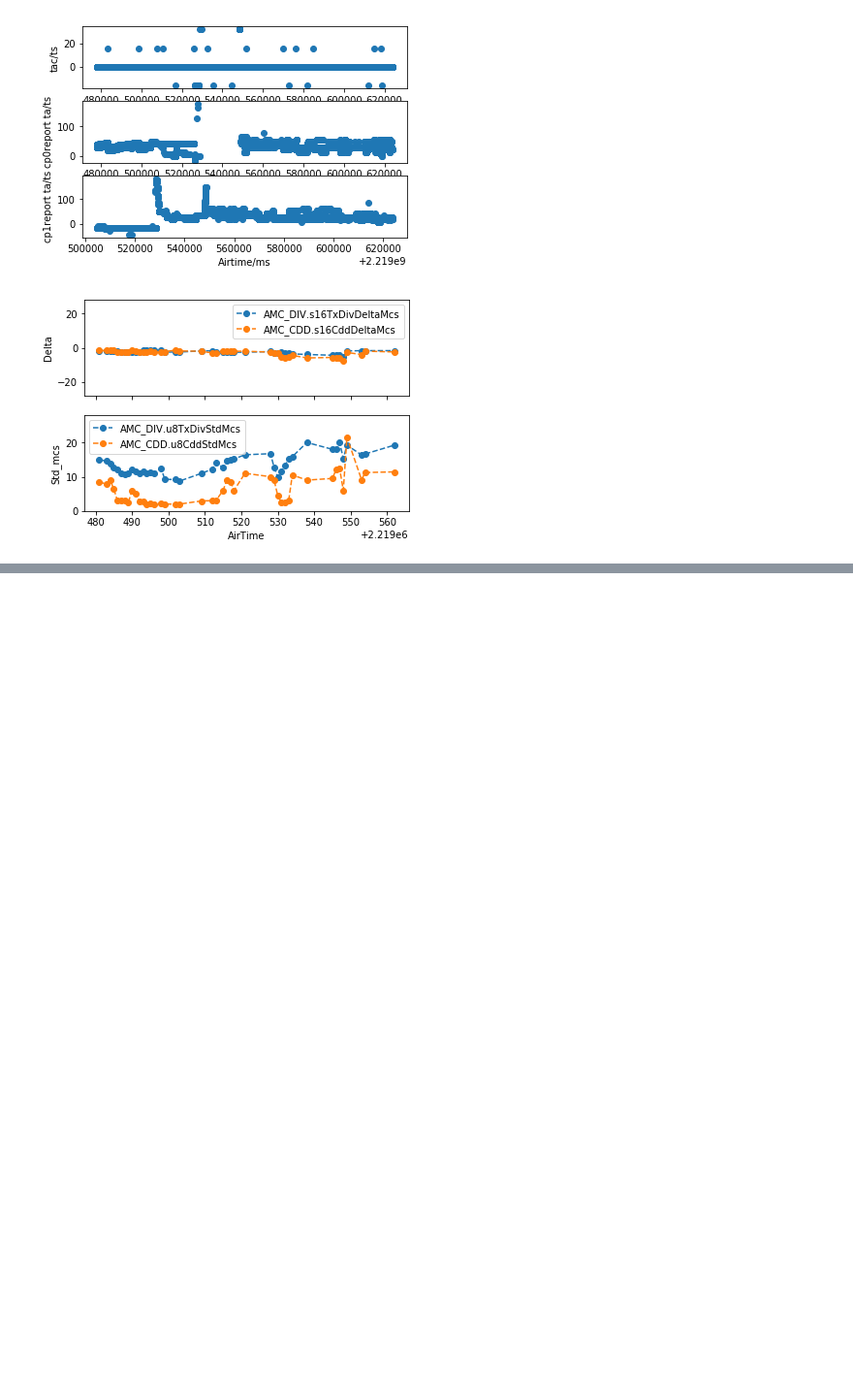
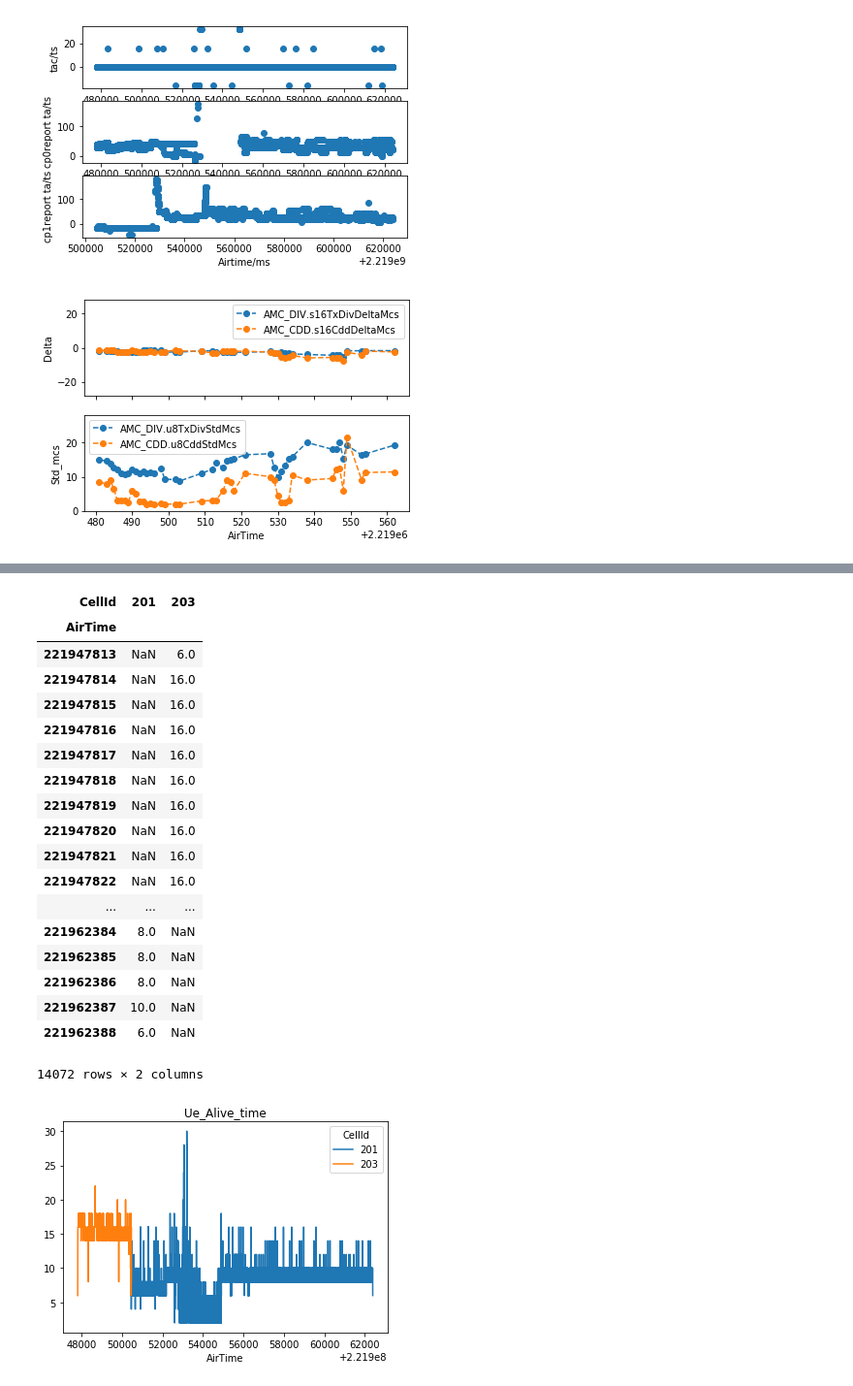
Before and after one commit to HonghaiJia/loganalysis, a Jupyter notebook: notebooks/lte/ulschd/Untitled.ipynb, the cells around one changed output, grey strips where cells are left out. Shown at 97% size. Drawn from its saved outputs; the diff is of its cells as text; code cells hidden in the pictures; blank space fills up the shorter version.

Commit message:
add ue livetime for all lifecycle, include all cell

```diff
--- a/notebooks/lte/ulschd/Untitled.ipynb
+++ b/notebooks/lte/ulschd/Untitled.ipynb
@@ -97,0 +65,23 @@ cell201.show_ue_livetime()
+# %%
+ue332.show_livetime()
+# %% [output]
+| CellId | 201 | 203 |
+| AirTime |  |  |
+| 221947813 | NaN | 6.0 |
+| 221947814 | NaN | 16.0 |
+| 221947815 | NaN | 16.0 |
+| 221947816 | NaN | 16.0 |
+| 221947817 | NaN | 16.0 |
+| 221947818 | NaN | 16.0 |
+| 221947819 | NaN | 16.0 |
+| 221947820 | NaN | 16.0 |
+| 221947821 | NaN | 16.0 |
+| 221947822 | NaN | 16.0 |
+| ... | ... | ... |
+| 221962384 | 8.0 | NaN |
+| 221962385 | 8.0 | NaN |
+| 221962386 | 8.0 | NaN |
+| 221962387 | 10.0 | NaN |
+| 221962388 | 6.0 | NaN |
+14072 rows × 2 columns
+[figure, added]
```
Also changed, not shown: parts of 12 cells of this notebook, 1 other file.
